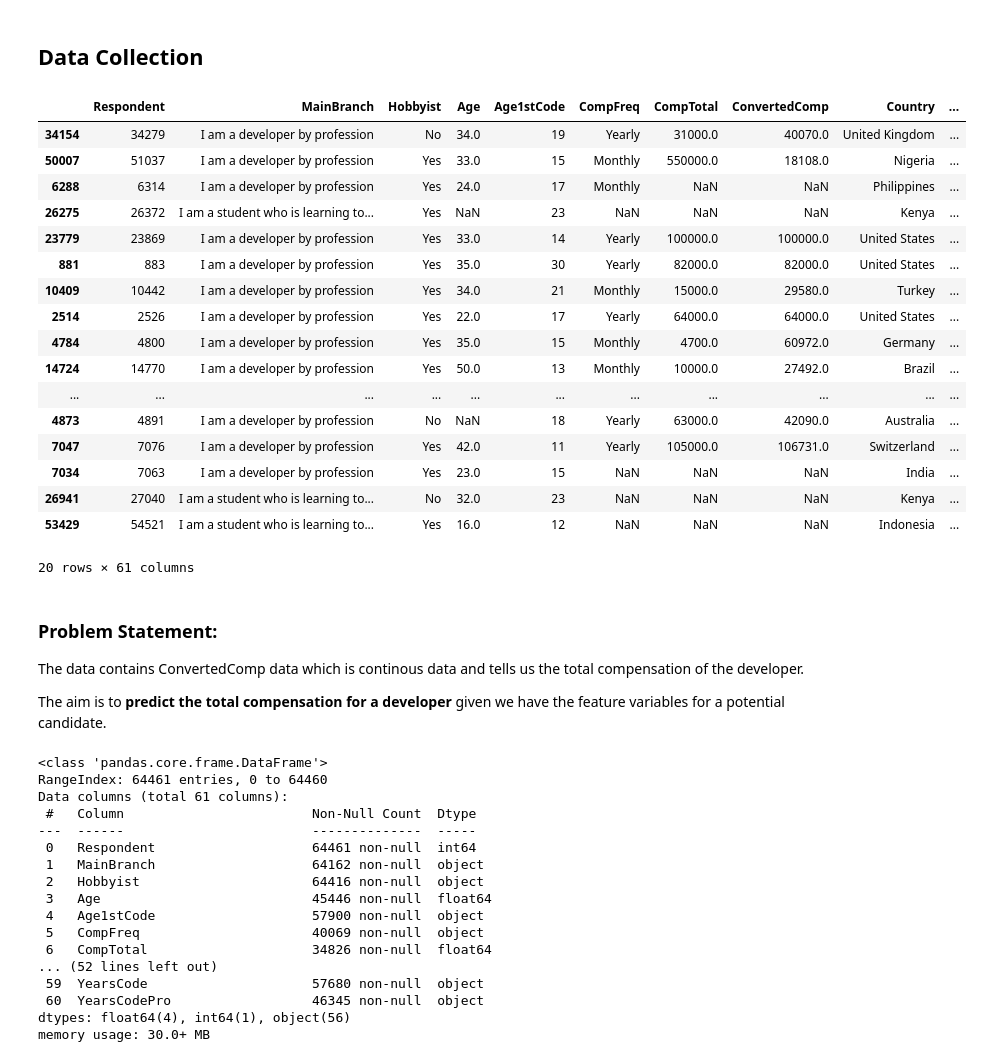
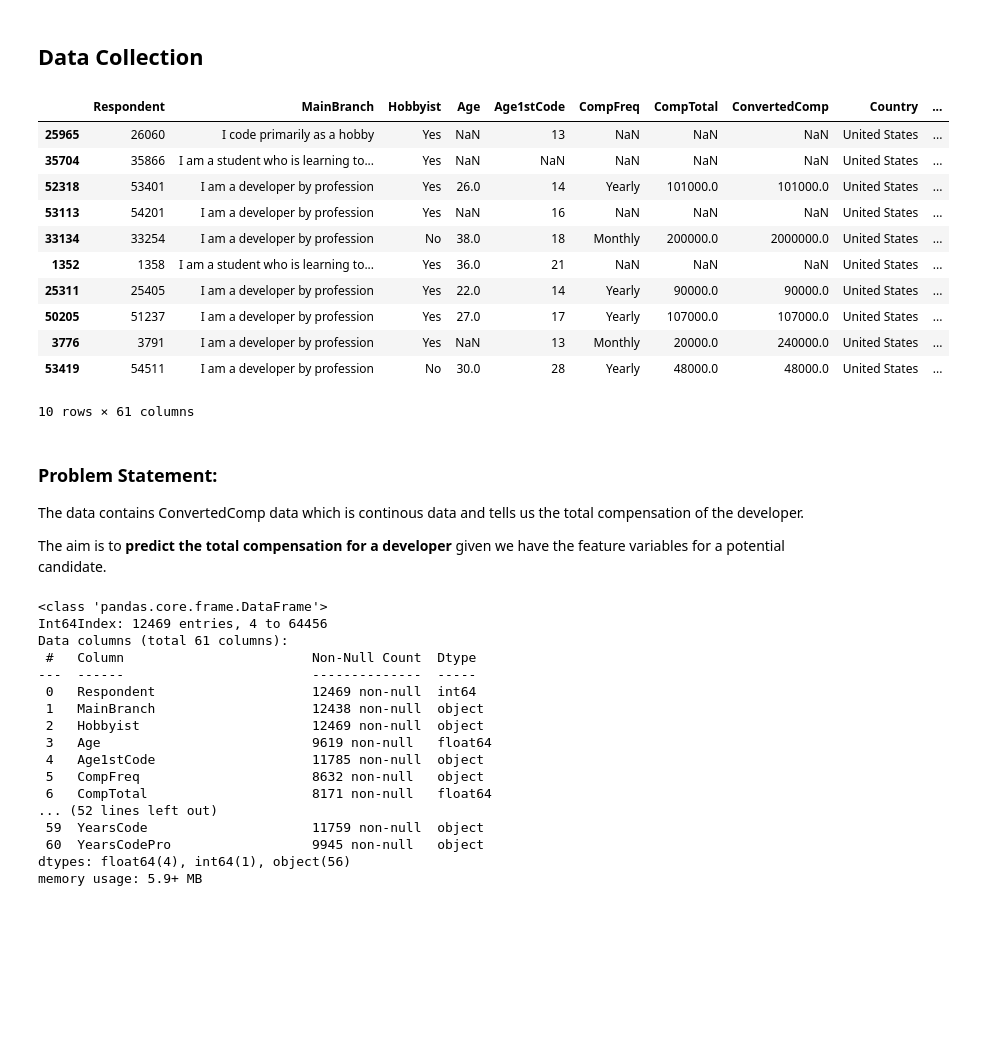
Before and after one commit to triple-crown-consulting/developer-salary-guide, a Jupyter notebook: notebooks/survey-data-2020.ipynb, the cells around one changed output. Drawn from its saved outputs; the diff is of its cells as text; code cells hidden in the pictures; blank space fills up the shorter version.

Commit message:
Refining the data set for use

```diff
--- a/notebooks/survey-data-2020.ipynb
+++ b/notebooks/survey-data-2020.ipynb
@@ -14,29 +15,26 @@ import seaborn as sns
 # Read the data using pandas and make a copy
 df = pd.read_csv('../datasets/full/2020/survey_results_public.csv', na_values='?', comment = '\t', sep=',', skipinitialspace=True)
 
-data = df.copy()
+# data = df.copy()
+
+# Creating a new dataframe which only contains US data
+data_us = df[data.Country == 'United States']
 # %%
 # Confirming the data read was successful
-data.sample(20)
+data_us.sample(10)
 # %% [output]
 |  | Respondent | MainBranch | Hobbyist | Age | Age1stCode | CompFreq | CompTotal | ConvertedComp | Country | ... |
-| 34154 | 34279 | I am a developer by profession | No | 34.0 | 19 | Yearly | 31000.0 | 40070.0 | United Kingdom | ... |
-| 50007 | 51037 | I am a developer by profession | Yes | 33.0 | 15 | Monthly | 550000.0 | 18108.0 | Nigeria | ... |
-| 6288 | 6314 | I am a developer by profession | Yes | 24.0 | 17 | Monthly | NaN | NaN | Philippines | ... |
-| 26275 | 26372 | I am a student who is learning to... | Yes | NaN | 23 | NaN | NaN | NaN | Kenya | ... |
-| 23779 | 23869 | I am a developer by profession | Yes | 33.0 | 14 | Yearly | 100000.0 | 100000.0 | United States | ... |
-| 881 | 883 | I am a developer by profession | Yes | 35.0 | 30 | Yearly | 82000.0 | 82000.0 | United States | ... |
-| 10409 | 10442 | I am a developer by profession | Yes | 34.0 | 21 | Monthly | 15000.0 | 29580.0 | Turkey | ... |
-| 2514 | 2526 | I am a developer by profession | Yes | 22.0 | 17 | Yearly | 64000.0 | 64000.0 | United States | ... |
-| 4784 | 4800 | I am a developer by profession | Yes | 35.0 | 15 | Monthly | 4700.0 | 60972.0 | Germany | ... |
-| 14724 | 14770 | I am a developer by profession | Yes | 50.0 | 13 | Monthly | 10000.0 | 27492.0 | Brazil | ... |
-| ... | ... | ... | ... | ... | ... | ... | ... | ... | ... | ... |
-| 4873 | 4891 | I am a developer by profession | No | NaN | 18 | Yearly | 63000.0 | 42090.0 | Australia | ... |
-| 7047 | 7076 | I am a developer by profession | Yes | 42.0 | 11 | Yearly | 105000.0 | 106731.0 | Switzerland | ... |
-| 7034 | 7063 | I am a developer by profession | Yes | 23.0 | 15 | NaN | NaN | NaN | India | ... |
-| 26941 | 27040 | I am a student who is learning to... | No | 32.0 | 23 | NaN | NaN | NaN | Kenya | ... |
-| 53429 | 54521 | I am a student who is learning to... | Yes | 16.0 | 12 | NaN | NaN | NaN | Indonesia | ... |
+| 25965 | 26060 | I code primarily as a hobby | Yes | NaN | 13 | NaN | NaN | NaN | United States | ... |
+| 35704 | 35866 | I am a student who is learning to... | Yes | NaN | NaN | NaN | NaN | NaN | United States | ... |
+| 52318 | 53401 | I am a developer by profession | Yes | 26.0 | 14 | Yearly | 101000.0 | 101000.0 | United States | ... |
+| 53113 | 54201 | I am a developer by profession | Yes | NaN | 16 | NaN | NaN | NaN | United States | ... |
+| 33134 | 33254 | I am a developer by profession | No | 38.0 | 18 | Monthly | 200000.0 | 2000000.0 | United States | ... |
+| 1352 | 1358 | I am a student who is learning to... | Yes | 36.0 | 21 | NaN | NaN | NaN | United States | ... |
+| 25311 | 25405 | I am a developer by profession | Yes | 22.0 | 14 | Yearly | 90000.0 | 90000.0 | United States | ... |
+| 50205 | 51237 | I am a developer by profession | Yes | 27.0 | 17 | Yearly | 107000.0 | 107000.0 | United States | ... |
+| 3776 | 3791 | I am a developer by profession | Yes | NaN | 13 | Monthly | 20000.0 | 240000.0 | United States | ... |
+| 53419 | 54511 | I am a developer by profession | No | 30.0 | 28 | Yearly | 48000.0 | 48000.0 | United States | ... |
-20 rows × 61 columns
+10 rows × 61 columns
 # %% [markdown]
 ### Problem Statement:
 The data contains ConvertedComp data which is continous data and tells us the total compensation of the developer.
@@ -44,24 +42,24 @@ The data contains ConvertedComp data which is continous data and tells us the to
 The aim is to **predict the total compensation for a developer** given we have the feature variables for a potential candidate.
 # %%
 # Looking at information about the data
-data.info()
+data_us.info()
 # %% [output]
 <class 'pandas.core.frame.DataFrame'>
-RangeIndex: 64461 entries, 0 to 64460
+Int64Index: 12469 entries, 4 to 64456
 Data columns (total 61 columns):
  #   Column                        Non-Null Count  Dtype
 ---  ------                        --------------  -----
- 0   Respondent                    64461 non-null  int64
- 1   MainBranch                    64162 non-null  object
- 2   Hobbyist                      64416 non-null  object
- 3   Age                           45446 non-null  float64
- 4   Age1stCode                    57900 non-null  object
- 5   CompFreq                      40069 non-null  object
- 6   CompTotal                     34826 non-null  float64
+ 0   Respondent                    12469 non-null  int64
+ 1   MainBranch                    12438 non-null  object
+ 2   Hobbyist                      12469 non-null  object
+ 3   Age                           9619 non-null   float64
+ 4   Age1stCode                    11785 non-null  object
+ 5   CompFreq                      8632 non-null   object
+ 6   CompTotal                     8171 non-null   float64
 ... (52 lines left out)
- 59  YearsCode                     57680 non-null  object
- 60  YearsCodePro                  46345 non-null  object
+ 59  YearsCode                     11759 non-null  object
+ 60  YearsCodePro                  9945 non-null   object
 dtypes: float64(4), int64(1), object(56)
-memory usage: 30.0+ MB
+memory usage: 5.9+ MB
 # %%
 # Data set contains 60 columns, we only want to focus on some of those
```
Also changed, not shown: parts of 24 cells of this notebook.
